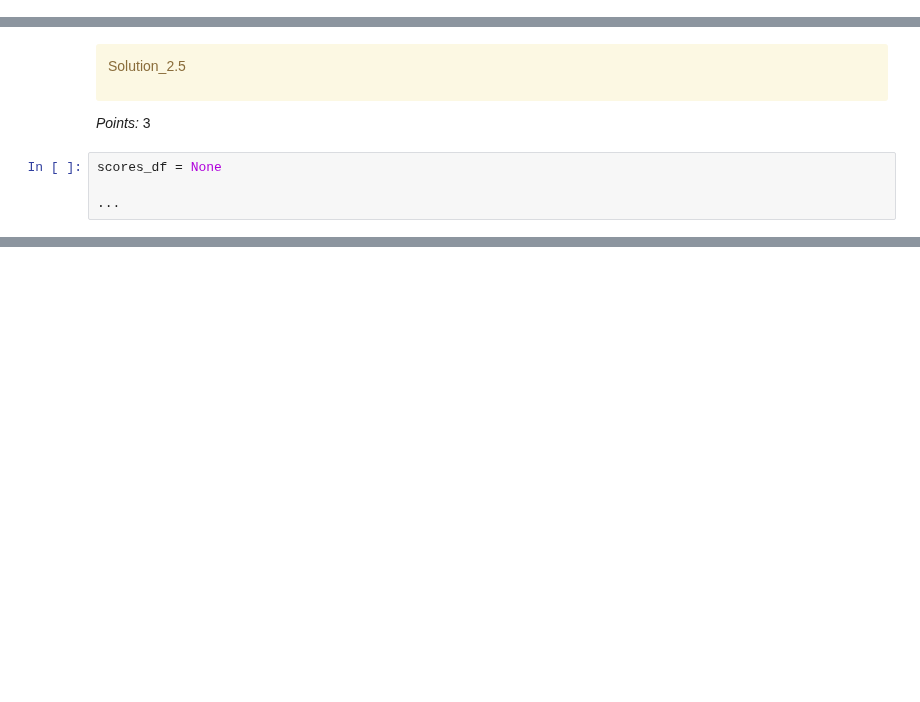
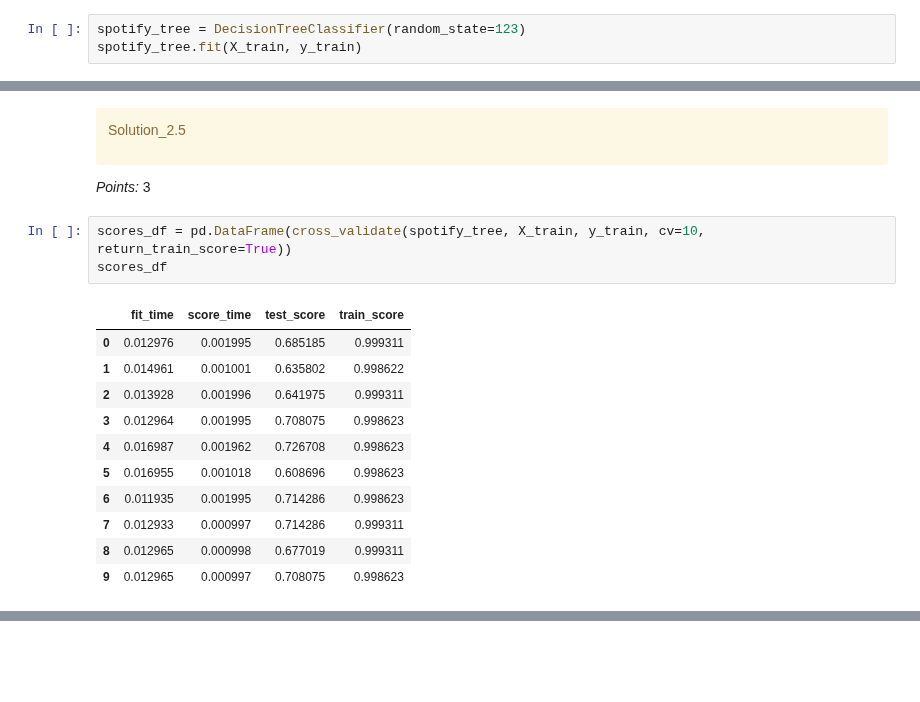
Before and after one commit to BradPeng/cpsc330-2023s, a Jupyter notebook: hw/hw2/hw2.ipynb, the cells around one changed output, grey strips where cells are left out. Drawn from its saved outputs; the diff is of its cells as text; blank space fills up the shorter version.

```diff
--- a/hw/hw2/hw2.ipynb
+++ b/hw/hw2/hw2.ipynb
@@ -323,0 +320,3 @@ spotify_tree = None
+# %%
+spotify_tree = DecisionTreeClassifier(random_state=123)
+spotify_tree.fit(X_train, y_train)
@@ -390,9 +399,20 @@ Solution_2.5
 </div>
 
 _Points:_ 3
-# %%
-scores_df = None
-
-...
+# %%
+scores_df = pd.DataFrame(cross_validate(spotify_tree, X_train, y_train, cv=10, return_train_score=True))
+scores_df
+# %% [output]
+|  | fit_time | score_time | test_score | train_score |
+| 0 | 0.012976 | 0.001995 | 0.685185 | 0.999311 |
+| 1 | 0.014961 | 0.001001 | 0.635802 | 0.998622 |
+| 2 | 0.013928 | 0.001996 | 0.641975 | 0.999311 |
+| 3 | 0.012964 | 0.001995 | 0.708075 | 0.998623 |
+| 4 | 0.016987 | 0.001962 | 0.726708 | 0.998623 |
+| 5 | 0.016955 | 0.001018 | 0.608696 | 0.998623 |
+| 6 | 0.011935 | 0.001995 | 0.714286 | 0.998623 |
+| 7 | 0.012933 | 0.000997 | 0.714286 | 0.999311 |
+| 8 | 0.012965 | 0.000998 | 0.677019 | 0.999311 |
+| 9 | 0.012965 | 0.000997 | 0.708075 | 0.998623 |
 # %%
 grader.check("q2.5")
```
Also changed, not shown: parts of 15 cells of this notebook, 1 other file.
